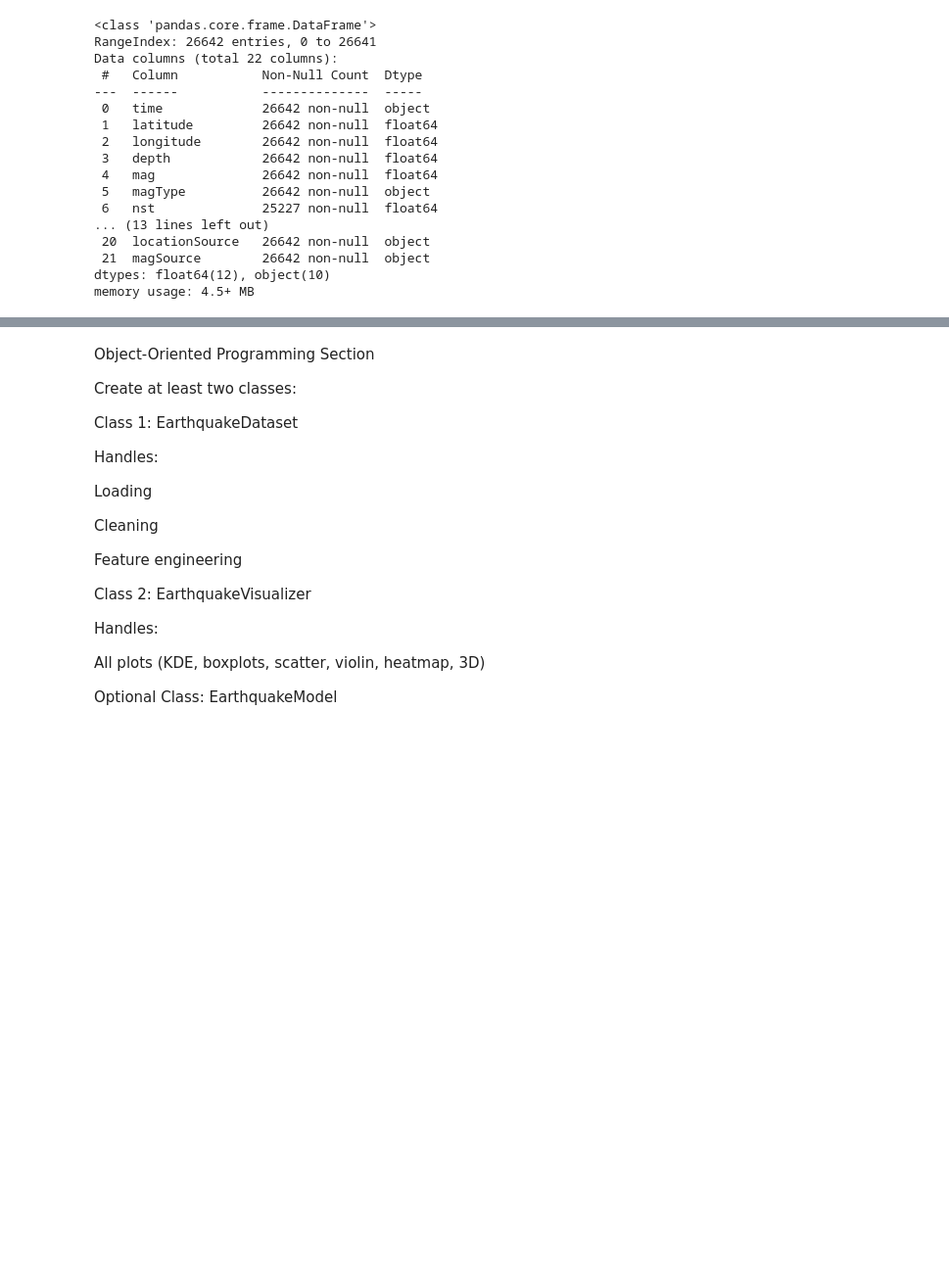
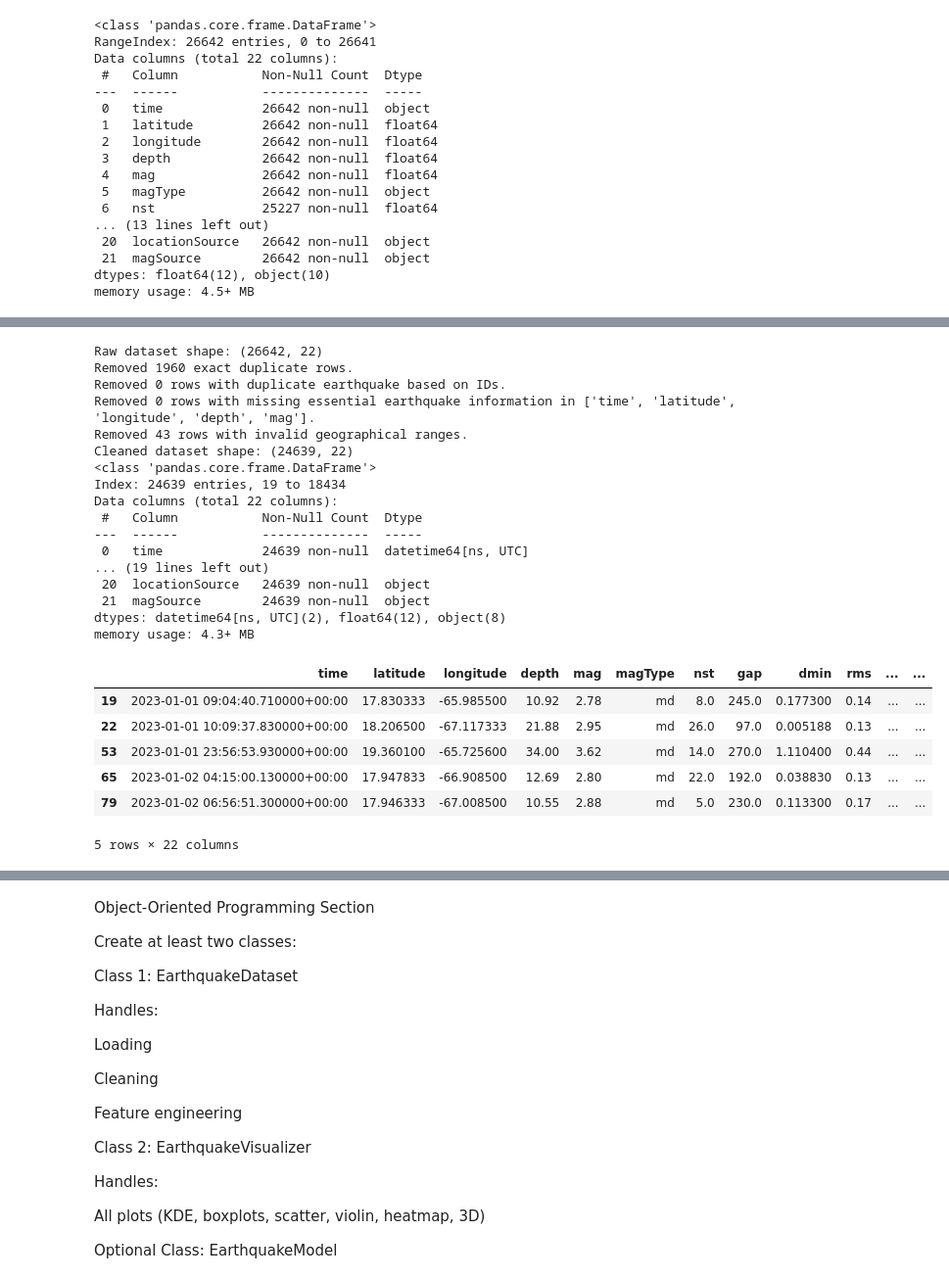
Before and after one commit to DanPenso/earthquake-data-analysis, a Jupyter notebook: earthquake_analysis.ipynb, the cells around one changed output, grey strips where cells are left out. Shown: that part at 98% size. Saved outputs shown, nothing was run; the diff lists cells and outputs as text; code cells hidden in the pictures; blank space fills up the shorter version.

Commit message:
Updated the data cleaning function

```diff
--- a/earthquake_analysis.ipynb
+++ b/earthquake_analysis.ipynb
@@ -193,0 +296,34 @@ clean_data()
+# %%
+#Clean the dataset and check how its shape and structure change after cleaning.
+print("Raw dataset shape:", eq_df.shape)
+
+cleaned_eq_df = clean_data(eq_df)
+
+print("Cleaned dataset shape:", cleaned_eq_df.shape)
+cleaned_eq_df.info()
+cleaned_eq_df.head()
+# %% [output]
+Raw dataset shape: (26642, 22)
+Removed 1960 exact duplicate rows.
+Removed 0 rows with duplicate earthquake based on IDs.
+Removed 0 rows with missing essential earthquake information in ['time', 'latitude', 'longitude', 'depth', 'mag'].
+Removed 43 rows with invalid geographical ranges.
+Cleaned dataset shape: (24639, 22)
+<class 'pandas.core.frame.DataFrame'>
+Index: 24639 entries, 19 to 18434
+Data columns (total 22 columns):
+ #   Column           Non-Null Count  Dtype
+---  ------           --------------  -----
+ 0   time             24639 non-null  datetime64[ns, UTC]
+... (19 lines left out)
+ 20  locationSource   24639 non-null  object
+ 21  magSource        24639 non-null  object
+dtypes: datetime64[ns, UTC](2), float64(12), object(8)
+memory usage: 4.3+ MB
+|  | time | latitude | longitude | depth | mag | magType | nst | gap | dmin | rms | ... | ... |
+| 19 | 2023-01-01 09:04:40.710000+00:00 | 17.830333 | -65.985500 | 10.92 | 2.78 | md | 8.0 | 245.0 | 0.177300 | 0.14 | ... | ... |
+| 22 | 2023-01-01 10:09:37.830000+00:00 | 18.206500 | -67.117333 | 21.88 | 2.95 | md | 26.0 | 97.0 | 0.005188 | 0.13 | ... | ... |
+| 53 | 2023-01-01 23:56:53.930000+00:00 | 19.360100 | -65.725600 | 34.00 | 3.62 | md | 14.0 | 270.0 | 1.110400 | 0.44 | ... | ... |
+| 65 | 2023-01-02 04:15:00.130000+00:00 | 17.947833 | -66.908500 | 12.69 | 2.80 | md | 22.0 | 192.0 | 0.038830 | 0.13 | ... | ... |
+| 79 | 2023-01-02 06:56:51.300000+00:00 | 17.946333 | -67.008500 | 10.55 | 2.88 | md | 5.0 | 230.0 | 0.113300 | 0.17 | ... | ... |
+5 rows × 22 columns
```
Also changed, not shown: parts of 7 cells of this notebook.
